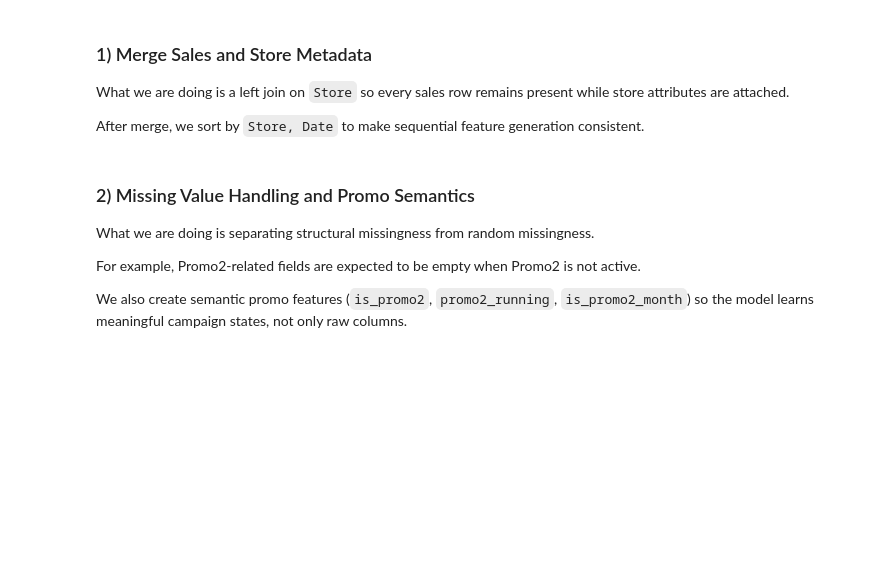
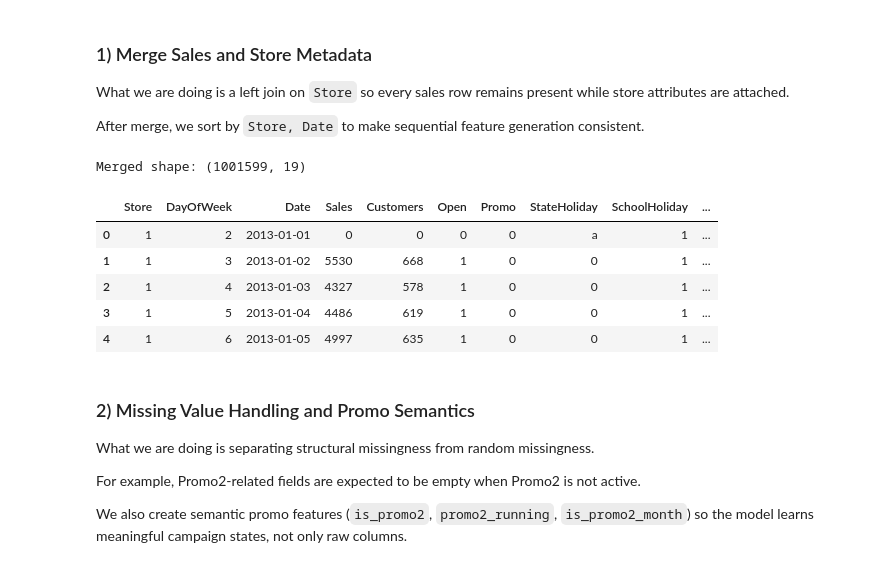
Before and after one commit to Nima-Enigma/ML_Project, a Jupyter notebook: solution/phase1_phase2.ipynb, the cells around one changed output. Drawn from its saved outputs; the diff is of its cells as text; code cells hidden in the pictures; blank space fills up the shorter version.

```diff
--- a/solution/phase1_phase2.ipynb
+++ b/solution/phase1_phase2.ipynb
@@ -236,6 +349,19 @@ plt.show()
 What we are doing is a left join on `Store` so every sales row remains present while store attributes are attached.
 
 After merge, we sort by `Store, Date` to make sequential feature generation consistent.
+# %%
+# Merge sales with store metadata (left join keeps all train rows)
+df = train_df.merge(store_df, on='Store', how='left').sort_values(['Store', 'Date']).reset_index(drop=True)
+print('Merged shape:', df.shape)
+df.head()
+# %% [output]
+Merged shape: (1001599, 19)
+|  | Store | DayOfWeek | Date | Sales | Customers | Open | Promo | StateHoliday | SchoolHoliday | ... |
+| 0 | 1 | 2 | 2013-01-01 | 0 | 0 | 0 | 0 | a | 1 | ... |
+| 1 | 1 | 3 | 2013-01-02 | 5530 | 668 | 1 | 0 | 0 | 1 | ... |
+| 2 | 1 | 4 | 2013-01-03 | 4327 | 578 | 1 | 0 | 0 | 1 | ... |
+| 3 | 1 | 5 | 2013-01-04 | 4486 | 619 | 1 | 0 | 0 | 1 | ... |
+| 4 | 1 | 6 | 2013-01-05 | 4997 | 635 | 1 | 0 | 0 | 1 | ... |
 # %% [markdown]
 ### 2) Missing Value Handling and Promo Semantics
 
```
Also changed, not shown: parts of 18 cells of this notebook.
